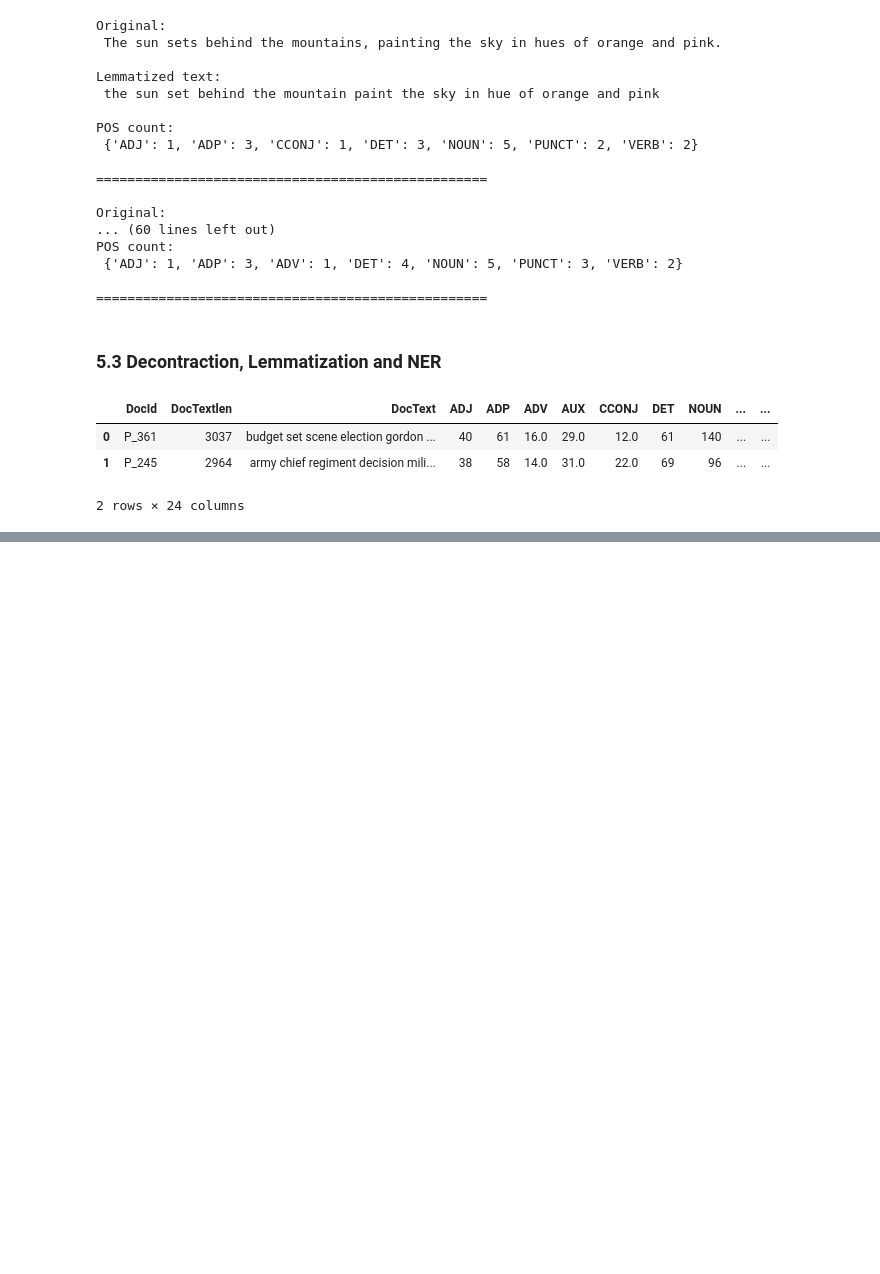
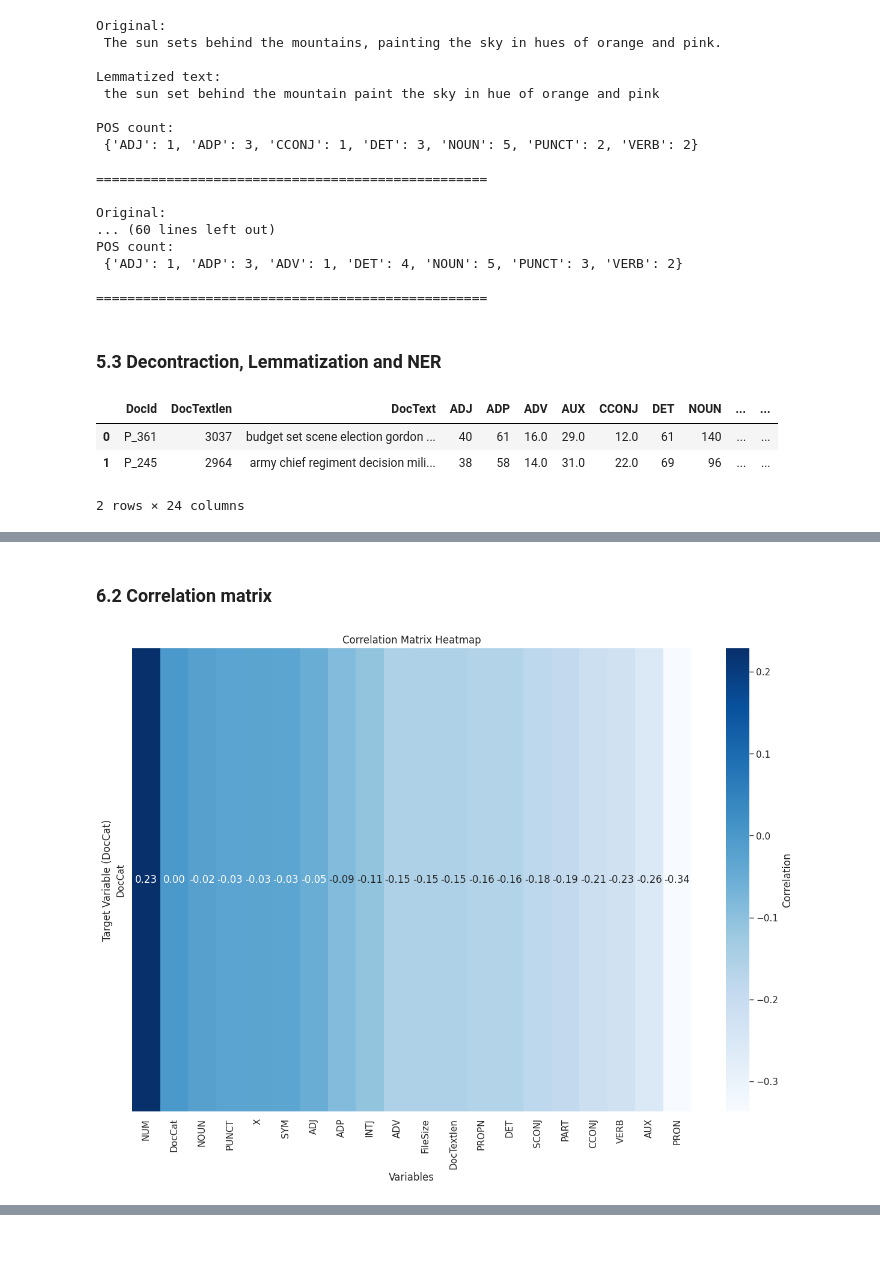
Before and after one commit to diaconumadalina/BBC-Text-classification, a Jupyter notebook: bbc-text-classification-1-text-preprocessing.ipynb, the cells around one changed output, grey strips where cells are left out. Cells and saved outputs as stored; diff of their text form; code cells hidden in the pictures; blank space fills up the shorter version.

```diff
--- a/bbc-text-classification-1-text-preprocessing.ipynb
+++ b/bbc-text-classification-1-text-preprocessing.ipynb
@@ -754,0 +817,41 @@ final_df.head(2)
+# %% [markdown]
+### 6.2 Correlation matrix
+# %%
+def get_corr_mat(df, target):
+    """
+    Function to return:
+        1. Correlation matrix sorted by target value in descending order.
+        2. Variance of random variables reset to zero.
+    """
+    # Select only numeric columns for correlation calculation
+    numeric_df = df.select_dtypes(include=[np.number])
+
+    # Check if there are any numeric columns
+    if numeric_df.empty:
+        raise ValueError("No numeric columns in the DataFrame.")
+
+    # Calculate the correlation matrix
+    corr_mat = numeric_df.corr()
+
+    # Reset the diagonal elements (variance) to zero
+    np.fill_diagonal(corr_mat.values, 0)
+
+    # Sort the correlation matrix by the target variable in descending order
+    sorted_corr_mat = corr_mat[target].sort_values(ascending=False)
+
+    return sorted_corr_mat
+# %%
+# Get the correlation matrix
+corr_mat = get_corr_mat(final_df, "DocCat")
+
+# Create a heatmap using seaborn
+plt.figure(figsize=(15, 10))
+sns.heatmap(corr_mat.to_frame().T, cmap="Blues", annot=True, fmt=".2f", cbar_kws={'label': 'Correlation'})
+plt.title("Correlation Matrix Heatmap")
+plt.xlabel("Variables")
+plt.ylabel("Target Variable (DocCat)")
+
+# Display the plot
+plt.show()
+# %% [output]
+[figure, added]
```
Also changed, not shown: parts of 8 cells of this notebook.
